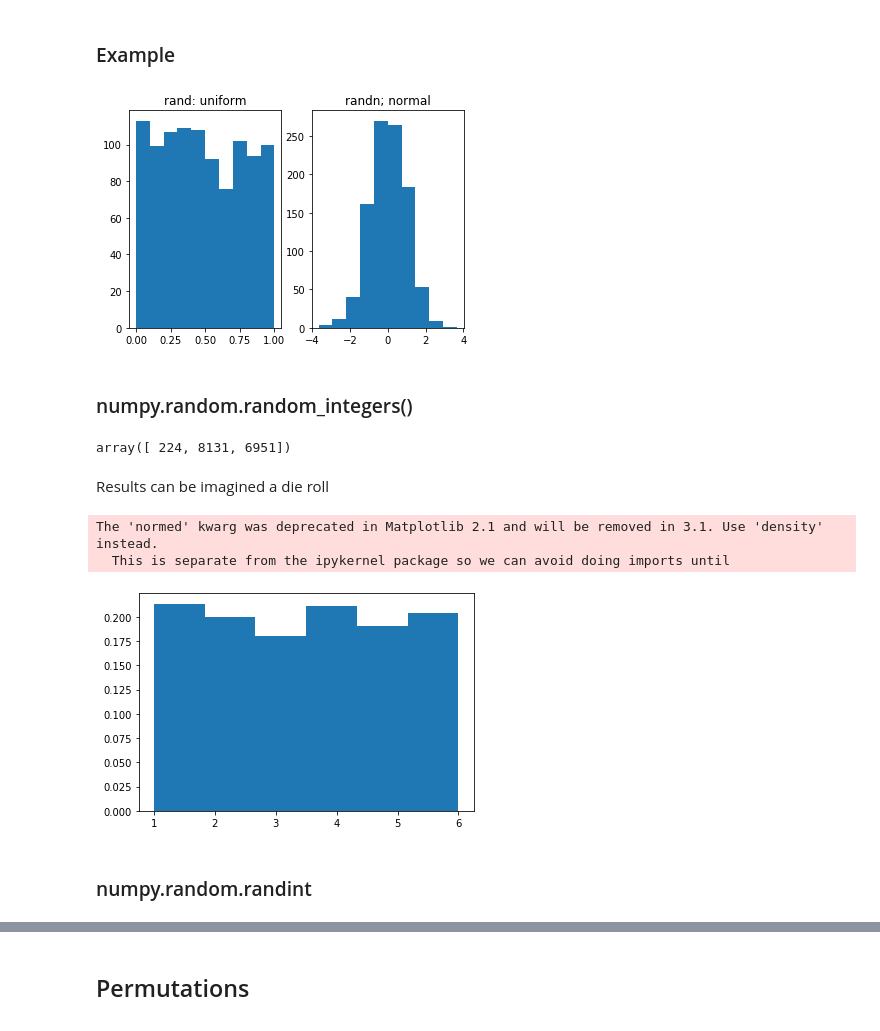
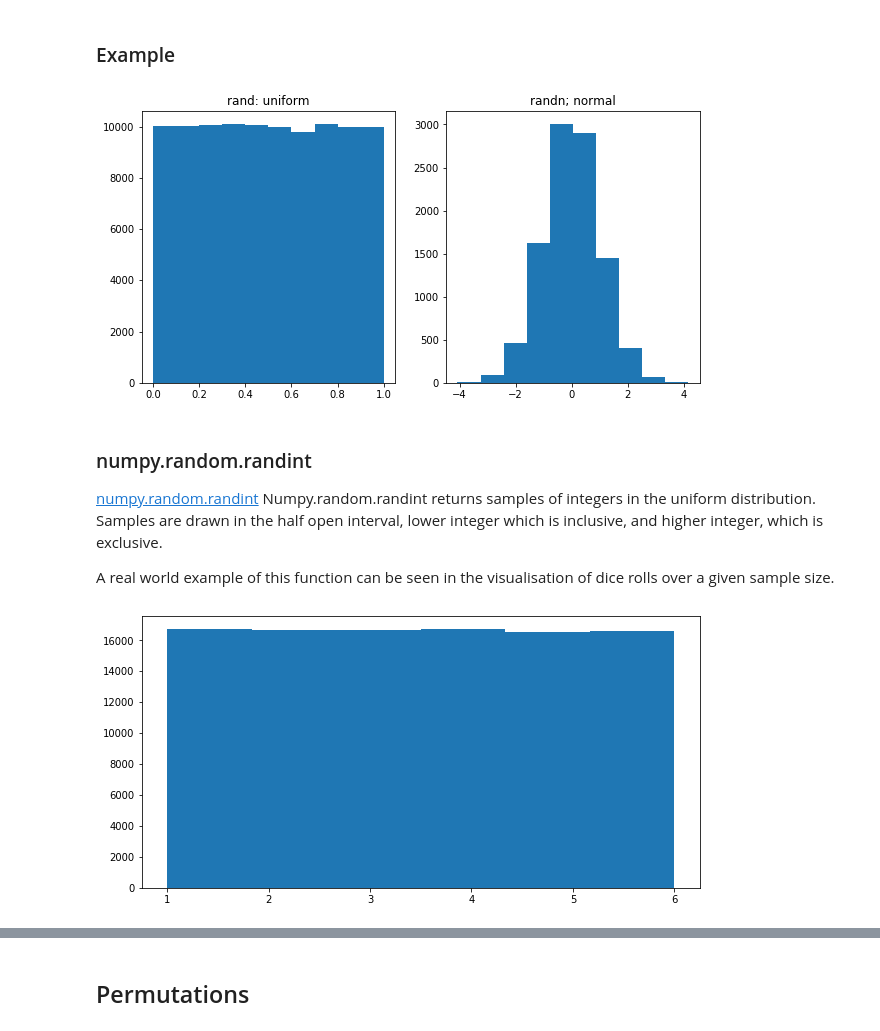
Before and after one commit to ANihill/prog-practical-assignment, a Jupyter notebook: Programming for Data Analysis - Practical Assignments.ipynb, the cells around one changed output, grey strips where cells are left out. Saved outputs shown, nothing was run; the diff lists cells and outputs as text; code cells hidden in the pictures.

Commit message:
Work done on random number generators

```diff
--- a/Programming for Data Analysis - Practical Assignments.ipynb
+++ b/Programming for Data Analysis - Practical Assignments.ipynb
@@ -30,38 +30,33 @@ The numpy.random.randn() function is similar to the previous function insofar as
 ### Example
 # %%
 # rand and randn functions with same sample size
-uniform = np.random.rand(1000)
-normal = np.random.randn(1000)
+uniform = np.random.rand(100000)
+normal = np.random.randn(10000)
 
 # histogram of rand function
 plt.subplot(1, 2, 1)
 plt.hist(uniform)
 plt.title('rand: uniform')
 plt.show
 
 # histogram of randn function
 plt.subplot(1, 2, 2)
 plt.hist(normal)
 plt.title('randn; normal')
 plt.show()
 # %% [output]
-[figure, old version]
+[figure, new version]
-# %% [markdown]
-### numpy.random.random_integers()
-# %%
-np.random.random_integers(10000, size = (3))
-# %% [output]
-array([ 224, 8131, 6951])
-# %% [markdown]
-Results can be imagined a die roll
+# %% [markdown]
+### numpy.random.randint
+[numpy.random.randint](https://docs.scipy.org/doc/numpy-1.14.0/reference/generated/numpy.random.randint.html#numpy.random.randint)
+Numpy.random.randint returns samples of integers in the uniform distribution. Samples are drawn in the half open interval, lower integer which is inclusive, and higher integer, which is exclusive.
+
+A real world example of this function can be seen in the visualisation of dice rolls over a given sample size.
 # %%
-#1000 dice rolls
-d1 = np.random.random_integers(1, 6, 1000)
-plt.hist(d1, 6, normed=True)
+# low integer of 1, higher integer of 7, 100000 samples
+d1 = np.random.randint(1, 7, 100000, dtype=int)
+# histogram of distribution
+plt.hist(d1, 6)
 plt.show()
 # %% [output]
-The 'normed' kwarg was deprecated in Matplotlib 2.1 and will be removed in 3.1. Use 'density' instead.
-  This is separate from the ipykernel package so we can avoid doing imports until
-[figure, old version]
+[figure, new version]
-# %% [markdown]
-### numpy.random.randint
```
Also changed, not shown: parts of 36 cells of this notebook.
